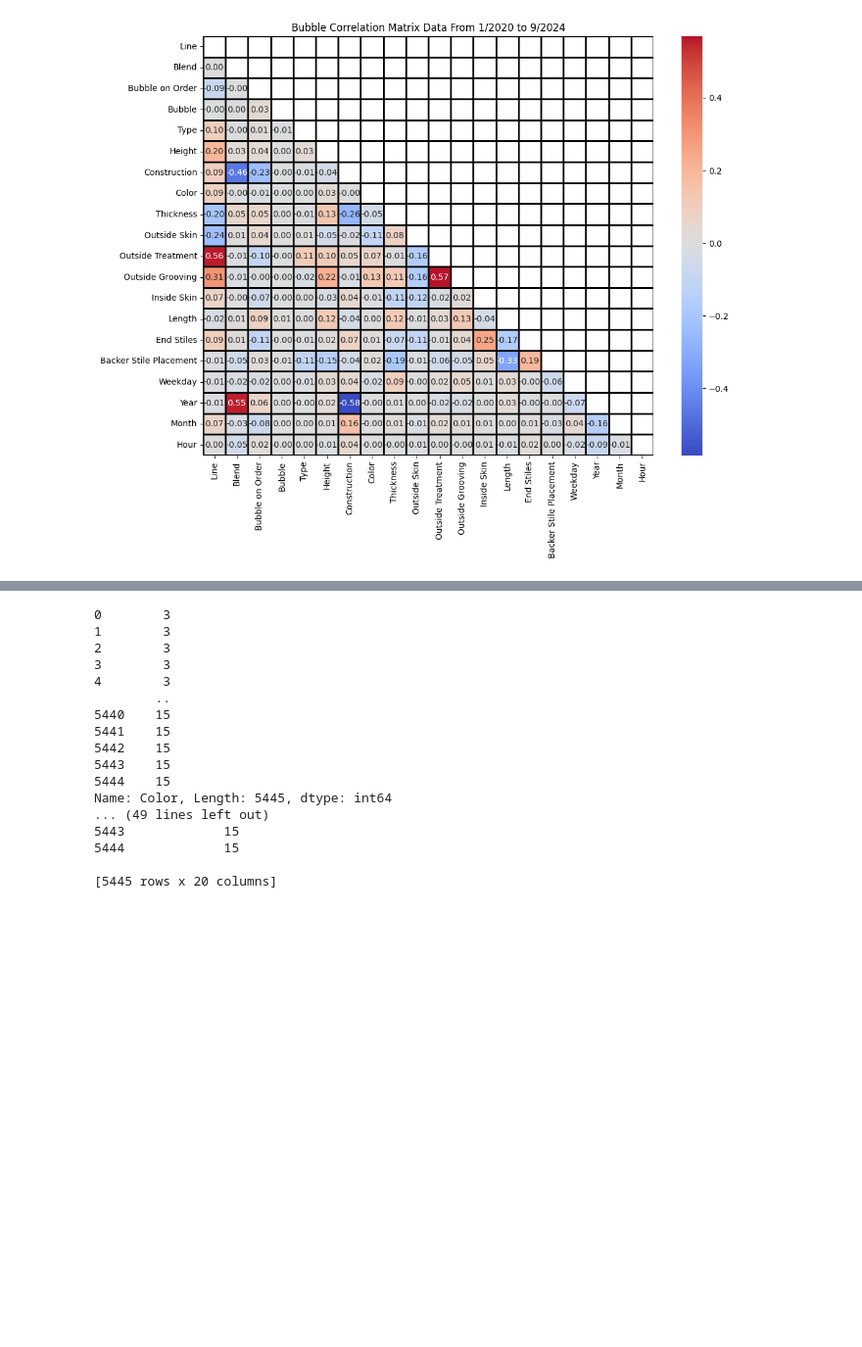
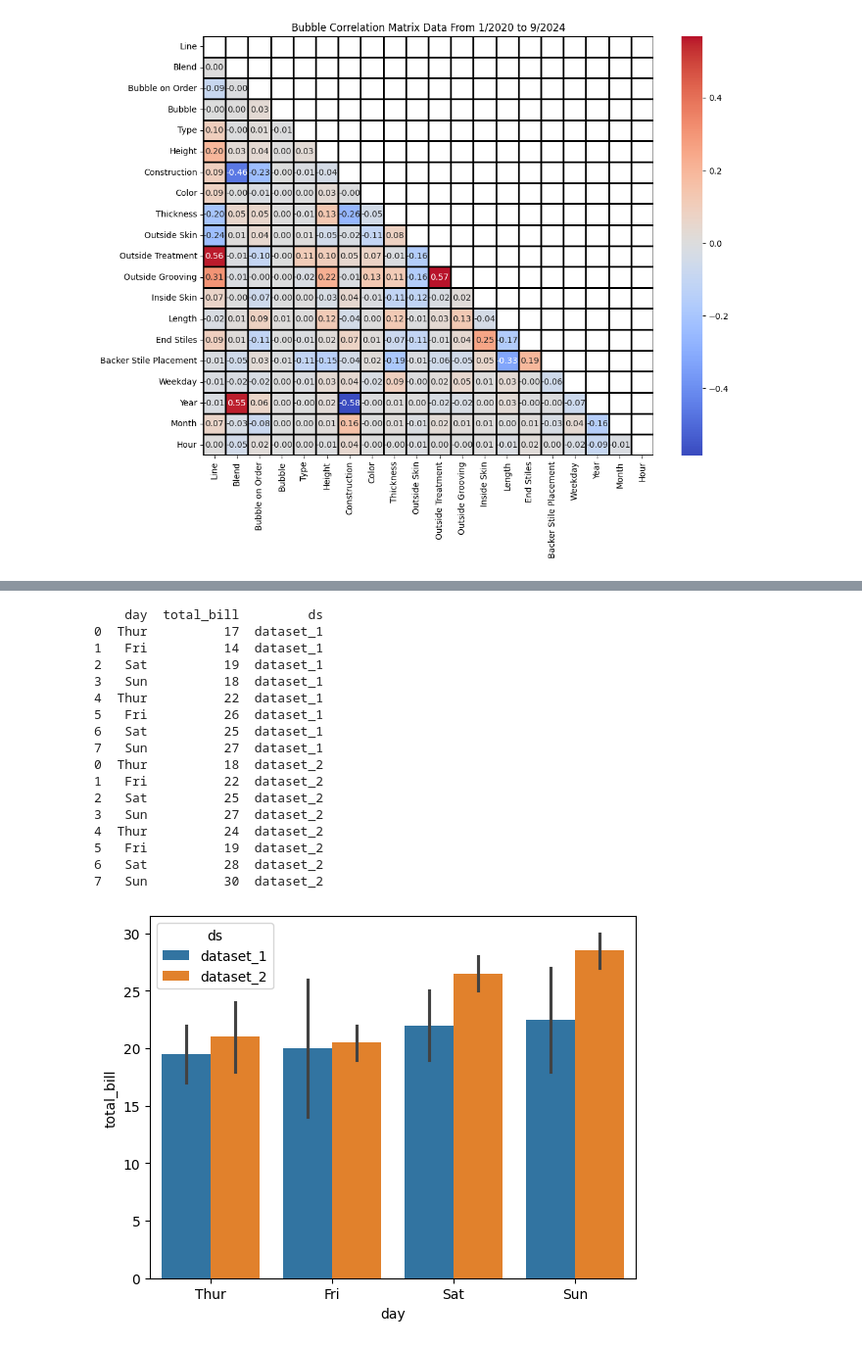
Before and after one commit to mattrupp/section-bubble-analysis, a Jupyter notebook: section-bubble-analysis.ipynb, the cells around one changed output, grey strips where cells are left out. Shown at 98% size. Saved outputs shown, nothing was run; the diff lists cells and outputs as text; code cells hidden in the pictures; blank space fills up the shorter version.

```diff
--- a/section-bubble-analysis.ipynb
+++ b/section-bubble-analysis.ipynb
@@ -222,33 +249,36 @@ Name: count, dtype: int64
-# %%
-import pandas as pd
-
-print(df['Color'])
-
-# Label encoding
-df['encoded_Color'] = df['Color'].astype('category').cat.codes
-
-# Create a mapping dictionary
-mapping = dict(enumerate(df['Color'].astype('category').cat.categories))
-
-# Reverse the encoding
-df['decoded_color'] = df['encoded_Color'].map(mapping)
-
-print(df)
-# %% [output]
-0        3
-1        3
-2        3
-3        3
-4        3
-        ..
-5440    15
-5441    15
-5442    15
-5443    15
-5444    15
-Name: Color, Length: 5445, dtype: int64
-... (49 lines left out)
-5443             15
-5444             15
-
-[5445 rows x 20 columns]
+# %%
+import seaborn as sns
+import pandas as pd
+
+ds1 = pd.DataFrame({'day':['Thur','Fri', 'Sat', 'Sun', 'Thur','Fri', 'Sat', 'Sun'],
+                   'total_bill': [17,14,19,18, 22, 26, 25, 27]})
+
+ds2 = pd.DataFrame({'day':['Thur','Fri', 'Sat', 'Sun', 'Thur','Fri', 'Sat', 'Sun'],
+                   'total_bill': [18,22,25,27, 24,19,28,30]})
+
+
+ds2['ds'] = 'dataset_2'
+ds1['ds'] = 'dataset_1'
+dss = pd.concat([ds1, ds2])
+sns.barplot(x='day', y='total_bill', hue='ds', data=dss)
+
+print(dss)
+# %% [output]
+    day  total_bill         ds
+0  Thur          17  dataset_1
+1   Fri          14  dataset_1
+2   Sat          19  dataset_1
+3   Sun          18  dataset_1
+4  Thur          22  dataset_1
+5   Fri          26  dataset_1
+6   Sat          25  dataset_1
+7   Sun          27  dataset_1
+0  Thur          18  dataset_2
+1   Fri          22  dataset_2
+2   Sat          25  dataset_2
+3   Sun          27  dataset_2
+4  Thur          24  dataset_2
+5   Fri          19  dataset_2
+6   Sat          28  dataset_2
+7   Sun          30  dataset_2
+[figure, added]
```
Also changed, not shown: parts of 8 cells of this notebook.
